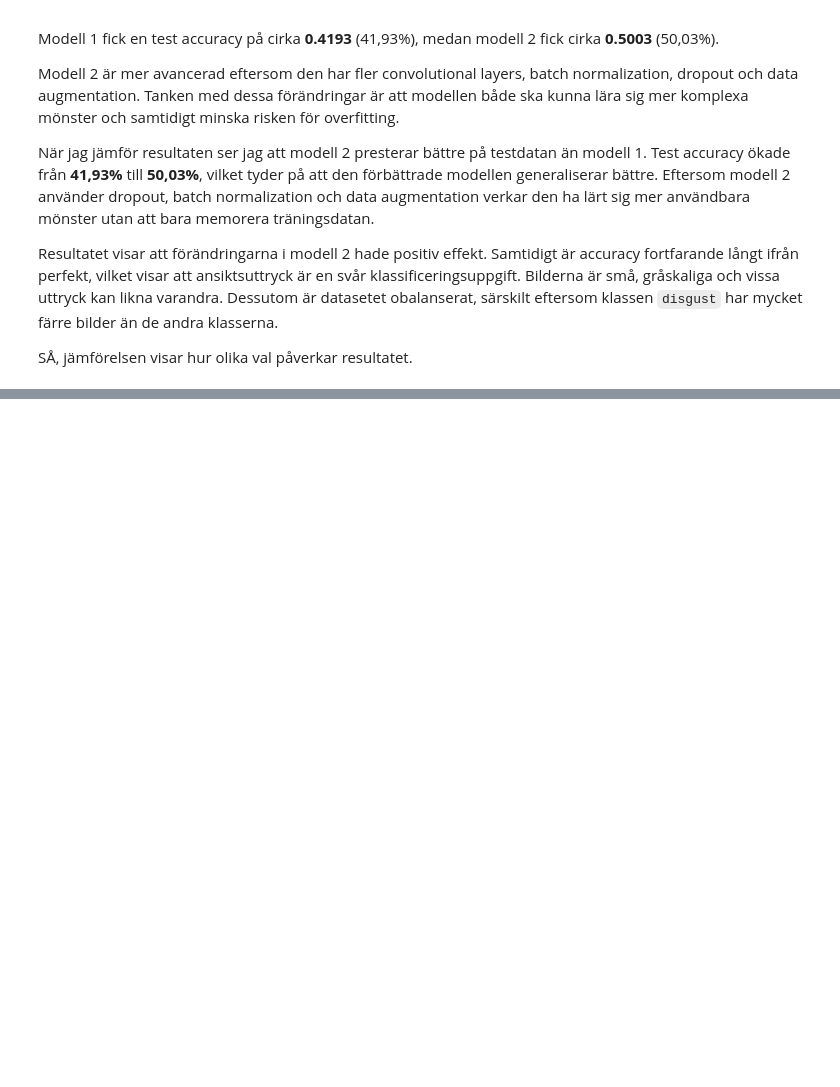
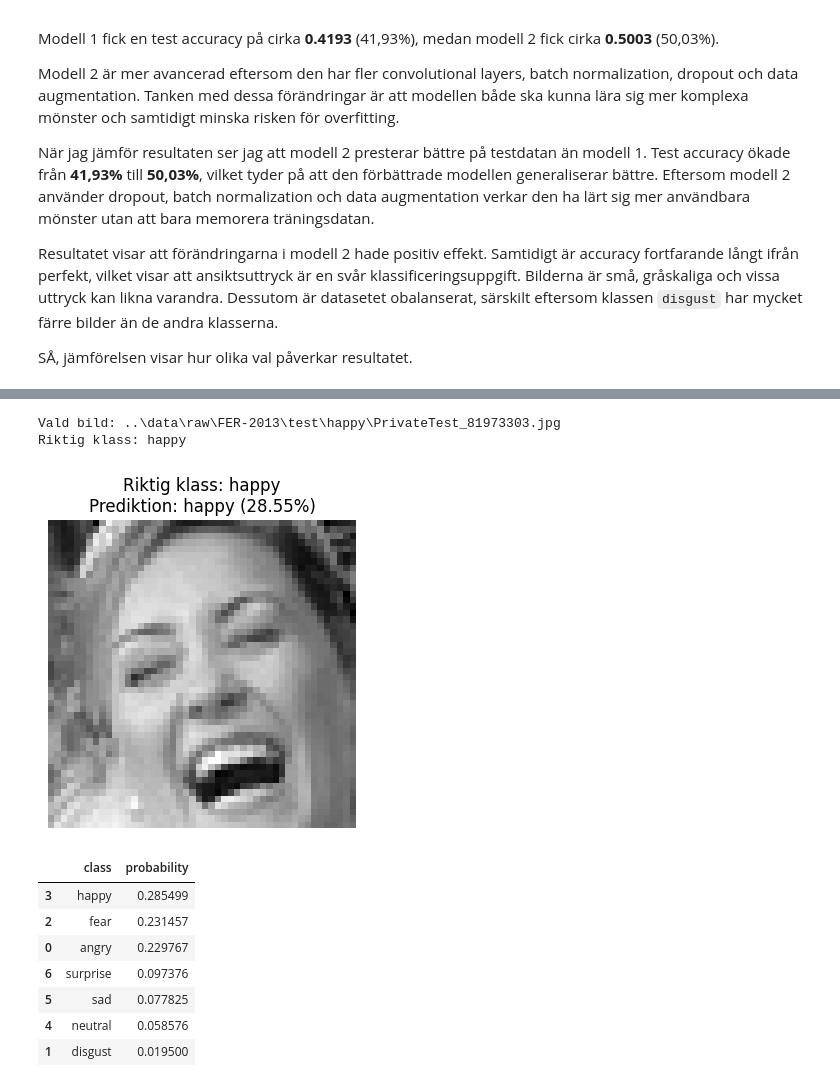
Before and after one commit to SoroushGReza/fer2013-emotion-classification, a Jupyter notebook: notebooks/fer2013_emotion_classification.ipynb, the cells around one changed output, grey strips where cells are left out. Cells and saved outputs as stored; diff of their text form; code cells hidden in the pictures; blank space fills up the shorter version.

Commit message:
Save best CNN model, add single image prediction and update gitignore

```diff
--- a/notebooks/fer2013_emotion_classification.ipynb
+++ b/notebooks/fer2013_emotion_classification.ipynb
@@ -703,0 +742,12 @@ SÅ, jämförelsen visar hur olika val påverkar resultatet.
+# %%
+# Välj en bild från testdatan som "ny bild"
+sample_class = "happy"
+sample_image_paths = list((TEST_DIR / sample_class).glob("*"))
+
+sample_image_path = random.choice(sample_image_paths)
+
+print("Vald bild:", sample_image_path)
+print("Riktig klass:", sample_class)
+# %% [output]
+Vald bild: ..\data\raw\FER-2013\test\happy\PrivateTest_81973303.jpg
+Riktig klass: happy
@@ -703,0 +775,37 @@ SÅ, jämförelsen visar hur olika val påverkar resultatet.
+# %%
+# Gör prediction på den valda bilden
+predicted_class, confidence, predictions = predict_emotion(
+    sample_image_path,
+    best_model,
+    dataset_class_names
+)
+
+# Visa bild o resultat
+image = Image.open(sample_image_path)
+
+plt.figure(figsize=(4, 4))
+plt.imshow(image, cmap="gray")
+plt.axis("off")
+plt.title(
+    f"Riktig klass: {sample_class}\n"
+    f"Prediktion: {predicted_class} ({confidence:.2%})"
+)
+plt.show()
+
+# Visa sannolikhet för varje klass
+prediction_df = pd.DataFrame({
+    "class": dataset_class_names,
+    "probability": predictions
+}).sort_values(by="probability", ascending=False)
+
+prediction_df
+# %% [output]
+[figure, added]
+|  | class | probability |
+| 3 | happy | 0.285499 |
+| 2 | fear | 0.231457 |
+| 0 | angry | 0.229767 |
+| 6 | surprise | 0.097376 |
+| 5 | sad | 0.077825 |
+| 4 | neutral | 0.058576 |
+| 1 | disgust | 0.019500 |
```
Also changed, not shown: parts of 5 cells of this notebook, 2 other files.
